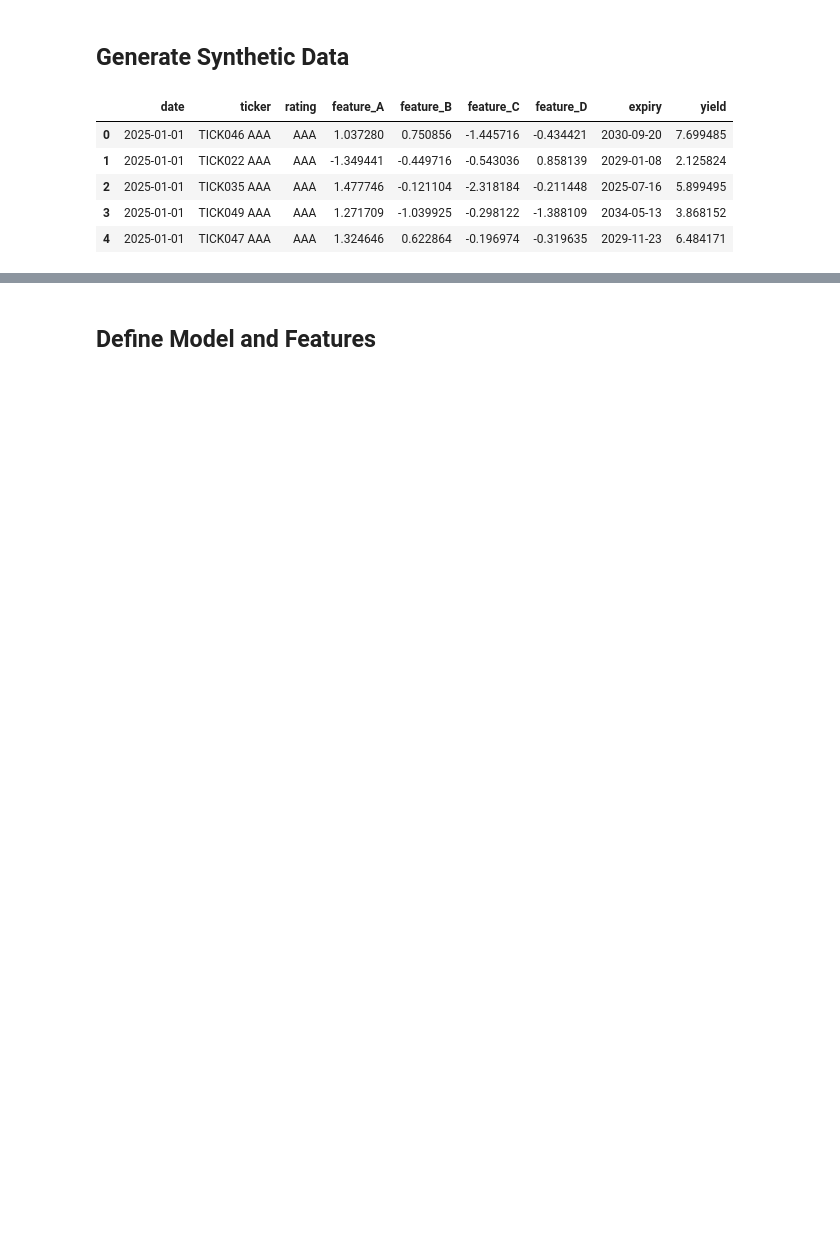
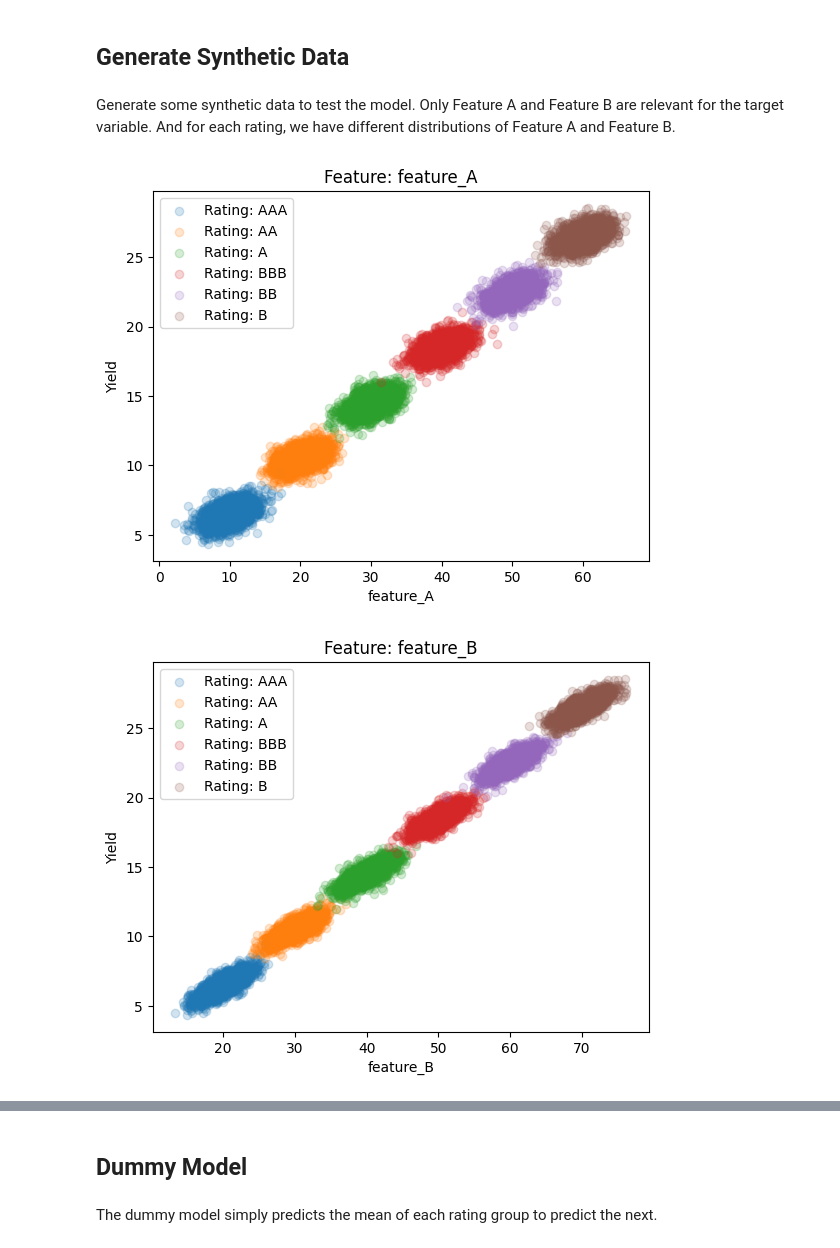
Before and after one commit to YimingZhang07/quantbullet, a Jupyter notebook: docs/utils/rolling-window-backtest.ipynb, the cells around one changed output, grey strips where cells are left out. Cells and saved outputs as stored; diff of their text form; code cells hidden in the pictures; blank space fills up the shorter version.

Commit message:
model: kneighors updated and more examples

```diff
--- a/docs/utils/rolling-window-backtest.ipynb
+++ b/docs/utils/rolling-window-backtest.ipynb
@@ -11,16 +15,32 @@ from quantbullet.model import Model, Feature, FeatureSpec, FeatureRole, DataType
 # %% [markdown]
 ## Generate Synthetic Data
+# %% [markdown]
+Generate some synthetic data to test the model. Only Feature A and Feature B are relevant for the target variable. And for each rating, we have different distributions of Feature A and Feature B.
 # %%
 START_DATE = date( 2025, 1, 1 )
 END_DATE = date( 2025, 4, 30 )
 # %%
-df = generate_fake_bond_trades( start_date=START_DATE, end_date=END_DATE )
+df = generate_fake_bond_trades( start_date=START_DATE, end_date=END_DATE,
+                                random_state=42, cluster_by_rating=True,
+                                theo_coefficients=( 0.15, 0.25, 0, 0 ),
+                                response_std=0.3)
-# %%
-df.head()
-# %% [output]
-|  | date | ticker | rating | feature_A | feature_B | feature_C | feature_D | expiry | yield |
-| 0 | 2025-01-01 | TICK046 AAA | AAA | 1.037280 | 0.750856 | -1.445716 | -0.434421 | 2030-09-20 | 7.699485 |
-| 1 | 2025-01-01 | TICK022 AAA | AAA | -1.349441 | -0.449716 | -0.543036 | 0.858139 | 2029-01-08 | 2.125824 |
-| 2 | 2025-01-01 | TICK035 AAA | AAA | 1.477746 | -0.121104 | -2.318184 | -0.211448 | 2025-07-16 | 5.899495 |
-| 3 | 2025-01-01 | TICK049 AAA | AAA | 1.271709 | -1.039925 | -0.298122 | -1.388109 | 2034-05-13 | 3.868152 |
-| 4 | 2025-01-01 | TICK047 AAA | AAA | 1.324646 | 0.622864 | -0.196974 | -0.319635 | 2029-11-23 | 6.484171 |
+# %%
+import matplotlib.pyplot as plt
+
+for feat in ['feature_A', 'feature_B', 'feature_C', 'feature_D']:
+    plt.figure()
+    plt.title( f"Feature: {feat}" )
+    plt.xlabel( feat )
+    plt.ylabel( "Yield" )
+    for rating in df['rating'].unique():
+        plt.scatter(
+            df[df['rating'] == rating][feat],
+            df[df['rating'] == rating]['yield'],
+            label=f'Rating: {rating}',
+            alpha=0.2
+        )
+    plt.legend()
+    plt.show()
+# %% [output]
+[figure, added]
+[figure, added]
@@ -27,5 +49,7 @@ df.head()
 # %% [markdown]
-## Define Model and Features
+## Dummy Model
+# %% [markdown]
+The dummy model simply predicts the mean of each rating group to predict the next.
 # %%
 AverageYieldModelFeatureSpec = FeatureSpec(
     [
```
Also changed, not shown: parts of 26 cells of this notebook, 5 other files.
